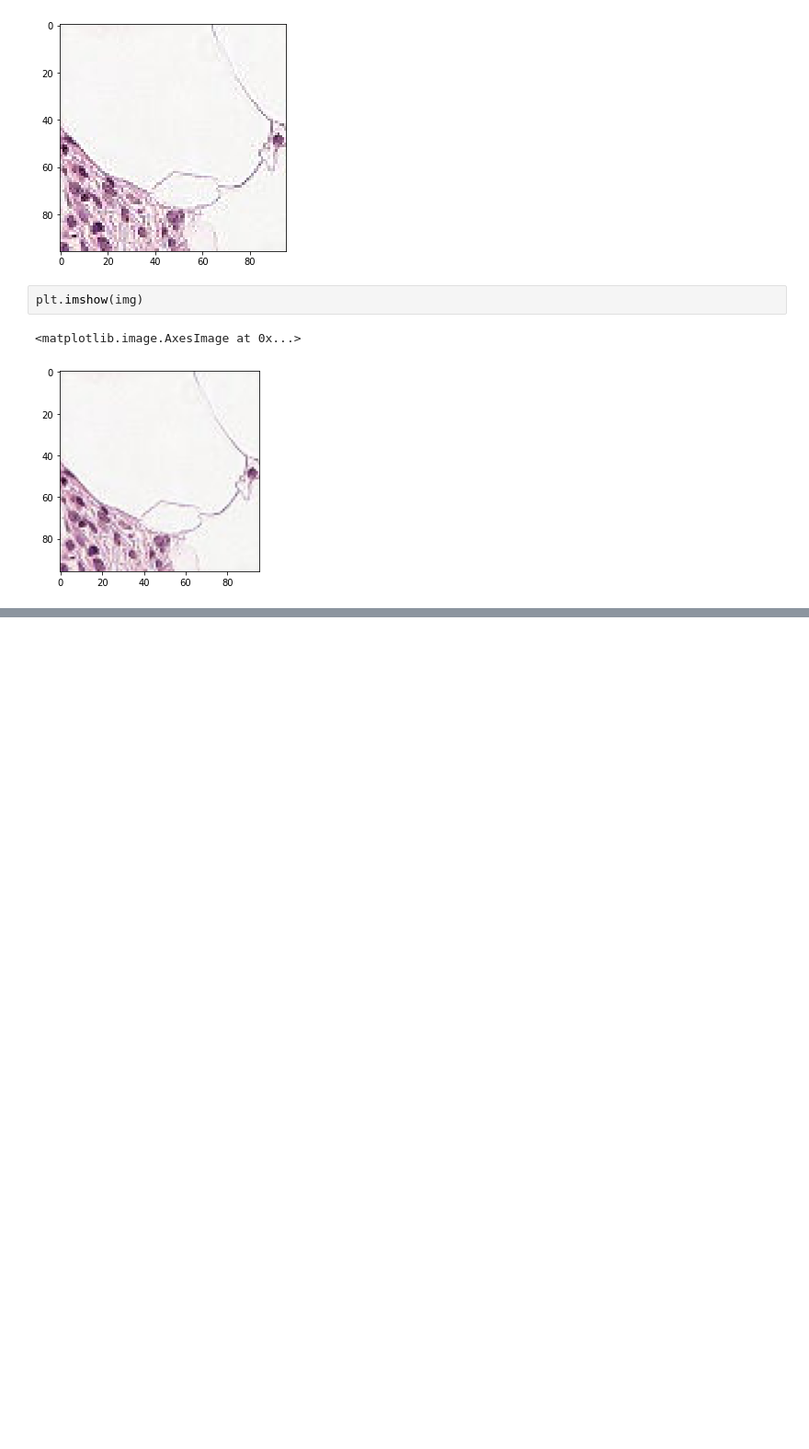
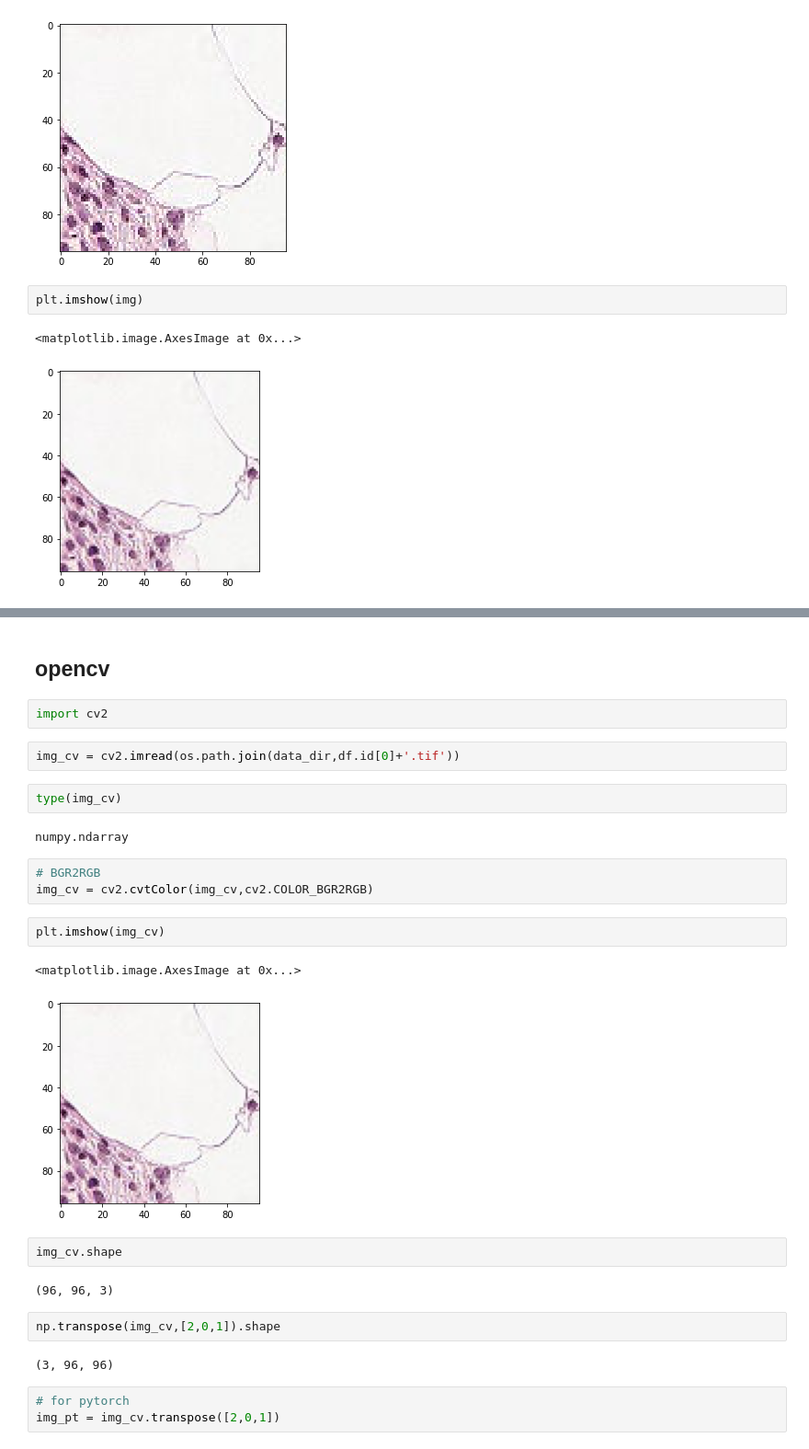
Before and after one commit to dinabandhu50/histo-cancer-image-classification, a Jupyter notebook: notebooks/checkData.ipynb, the cells around one changed output, grey strips where cells are left out. Shown at 92% size. Saved outputs shown, nothing was run; the diff lists cells and outputs as text; blank space fills up the shorter version.

```diff
--- a/notebooks/checkData.ipynb
+++ b/notebooks/checkData.ipynb
@@ -86,0 +99,29 @@ plt.imshow(img)
+# %% [markdown]
+## opencv
+# %%
+import cv2
+# %%
+img_cv = cv2.imread(os.path.join(data_dir,df.id[0]+'.tif'))
+# %%
+type(img_cv)
+# %% [output]
+numpy.ndarray
+# %%
+# BGR2RGB
+img_cv = cv2.cvtColor(img_cv,cv2.COLOR_BGR2RGB)
+# %%
+plt.imshow(img_cv)
+# %% [output]
+<matplotlib.image.AxesImage at 0x...>
+[figure, added]
+# %%
+img_cv.shape
+# %% [output]
+(96, 96, 3)
+# %%
+np.transpose(img_cv,[2,0,1]).shape
+# %% [output]
+(3, 96, 96)
+# %%
+# for pytorch
+img_pt = img_cv.transpose([2,0,1])
```
Also changed, not shown: parts of 9 cells of this notebook, 4 other files.
